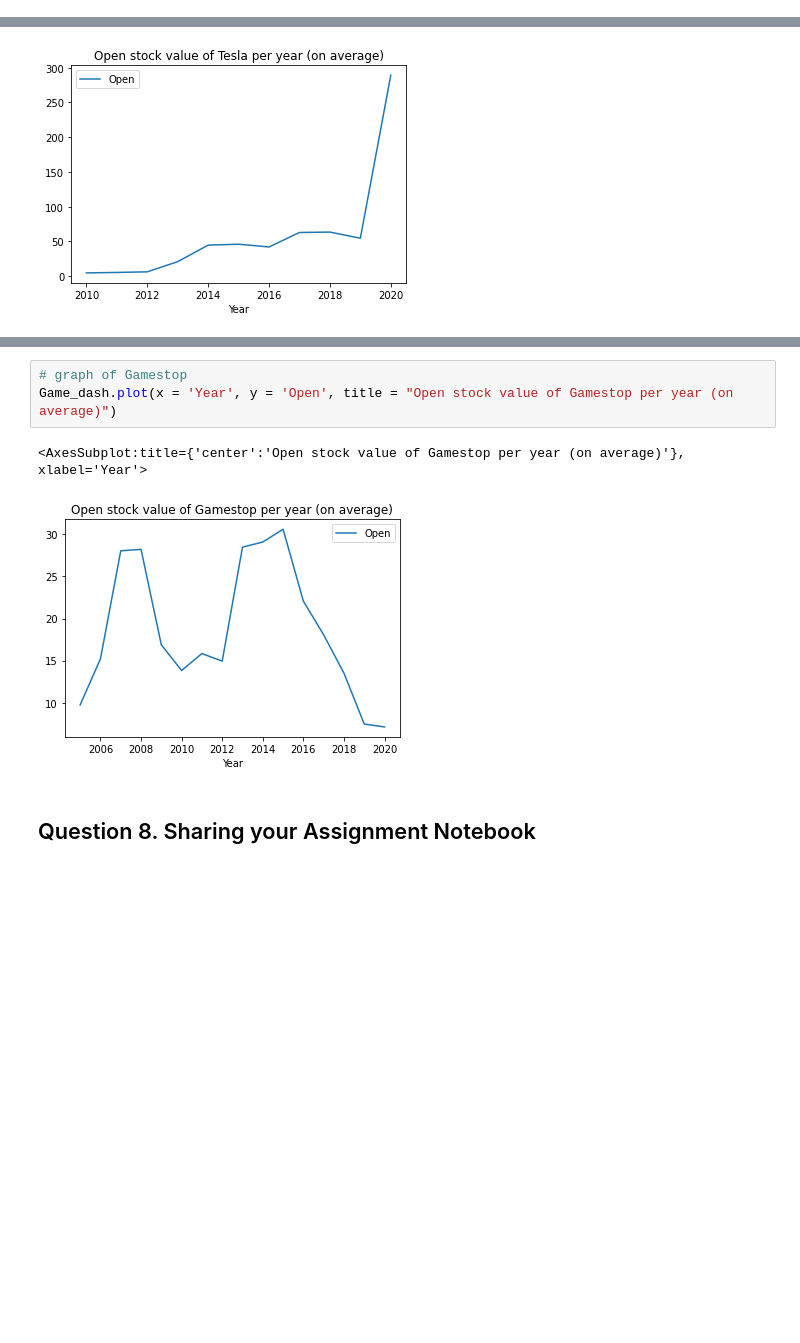
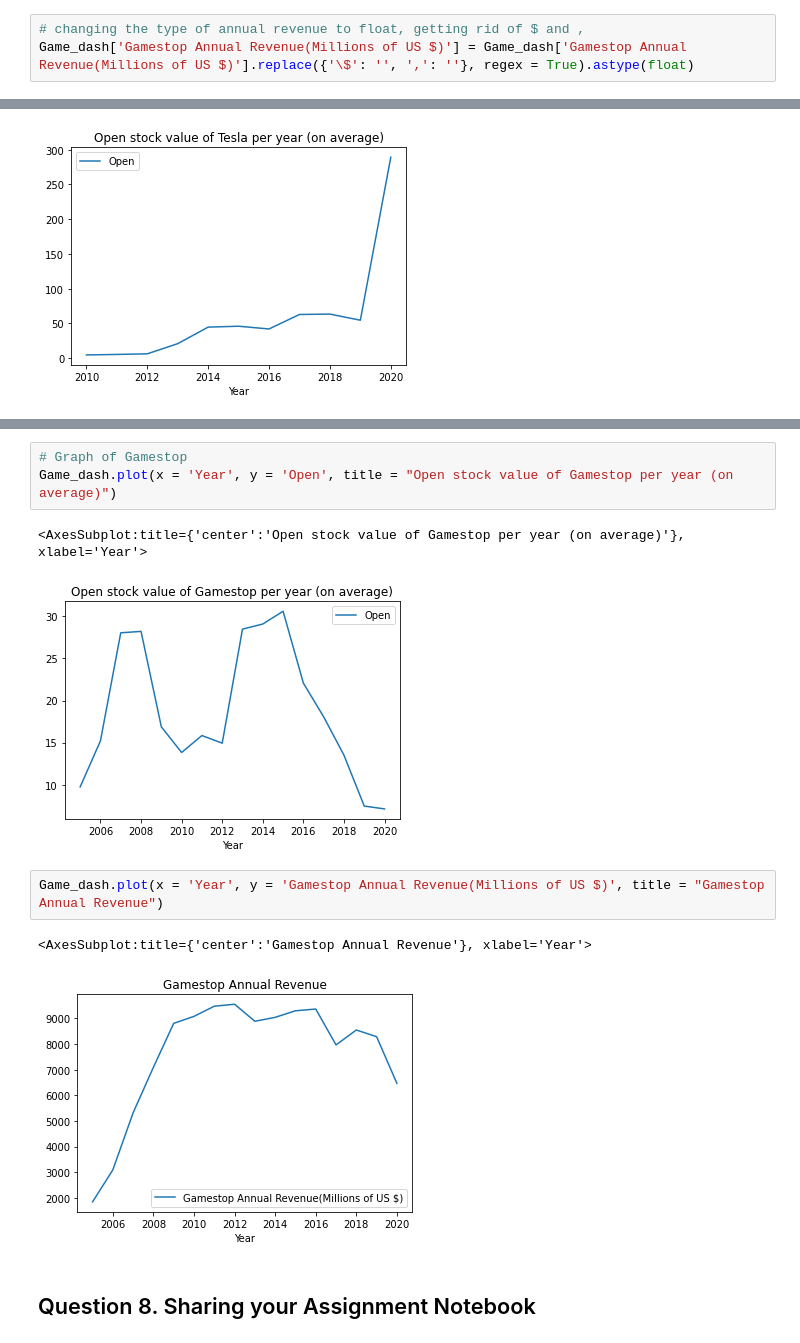
Before and after one commit to Younjung92/Capston-Project, a Jupyter notebook: Python_Project_for_Data_Science/Assignment.ipynb, the cells around one changed output, grey strips where cells are left out. Saved outputs shown, nothing was run; the diff lists cells and outputs as text; blank space fills up the shorter version.

```diff
--- a/Python_Project_for_Data_Science/Assignment.ipynb
+++ b/Python_Project_for_Data_Science/Assignment.ipynb
@@ -491,6 +516,9 @@ Game_dash
 | 13 | 2007 | 28.052943 | 28.523756 | 27.568837 | 28.070593 | 2.450527e+06 | 0.000000 | 0.007968 | $5,319 |
 | 14 | 2006 | 15.213109 | 15.455524 | 14.975898 | 15.227943 | 2.579027e+06 | 0.000000 | 0.000000 | $3,092 |
 | 15 | 2005 | 9.741958 | 9.879317 | 9.586097 | 9.728546 | 1.876875e+06 | 0.000000 | 0.000000 | $1,843 |
+# %%
+# changing the type of annual revenue to float, getting rid of $ and ,
+Game_dash['Gamestop Annual Revenue(Millions of US $)'] = Game_dash['Gamestop Annual Revenue(Millions of US $)'].replace({'\$': '', ',': ''}, regex = True).astype(float)
 # %% [markdown]
 ## Question 7. Making stock graphs of two companies
 # %%
@@ -502,8 +535,13 @@ Tesla_dash.plot(x = 'Year', y = 'Open', title = "Open stock value of Tesla per y
 # %%
-# graph of Gamestop
+# Graph of Gamestop
 Game_dash.plot(x = 'Year', y = 'Open', title = "Open stock value of Gamestop per year (on average)")
 # %% [output]
 <AxesSubplot:title={'center':'Open stock value of Gamestop per year (on average)'}, xlabel='Year'>
 [figure]
+# %%
+Game_dash.plot(x = 'Year', y = 'Gamestop Annual Revenue(Millions of US $)', title = "Gamestop Annual Revenue")
+# %% [output]
+<AxesSubplot:title={'center':'Gamestop Annual Revenue'}, xlabel='Year'>
+[figure, added]
 # %% [markdown]
 ## Question 8. Sharing your Assignment Notebook
```
Also changed, not shown: parts of 9 cells of this notebook.
